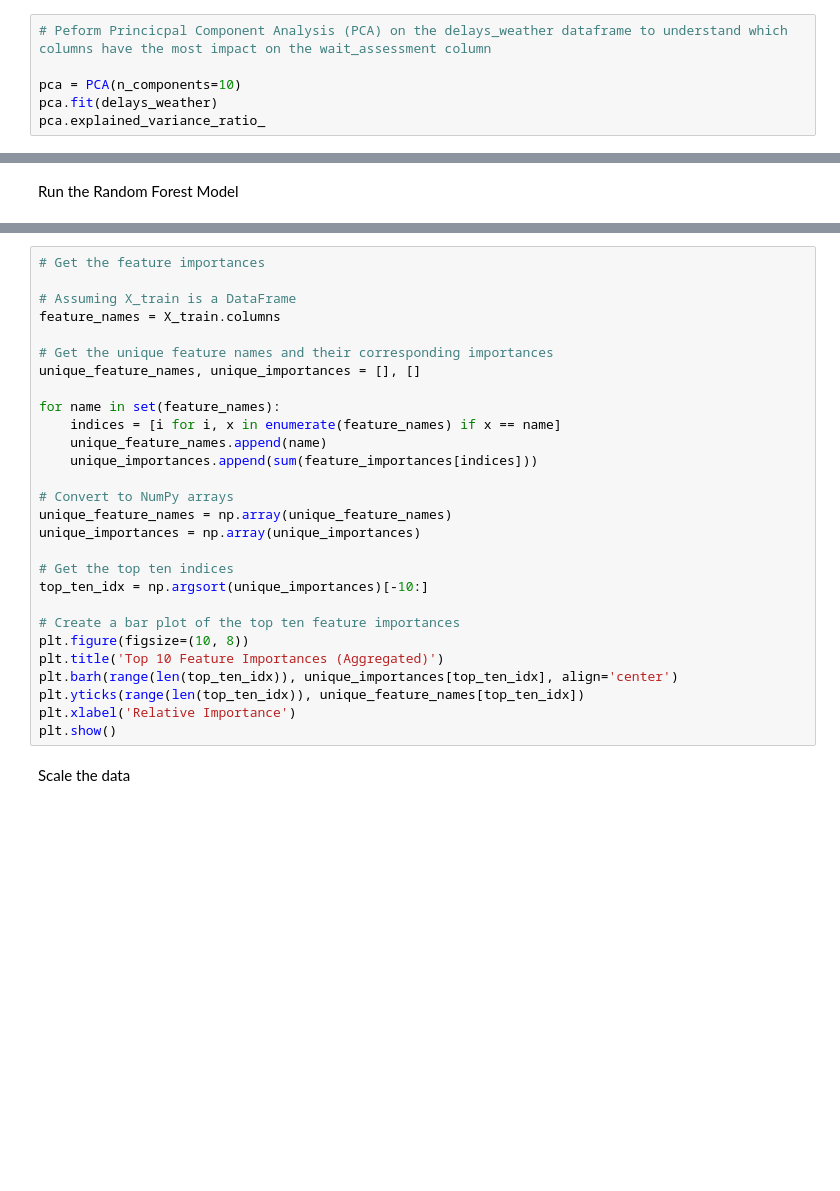
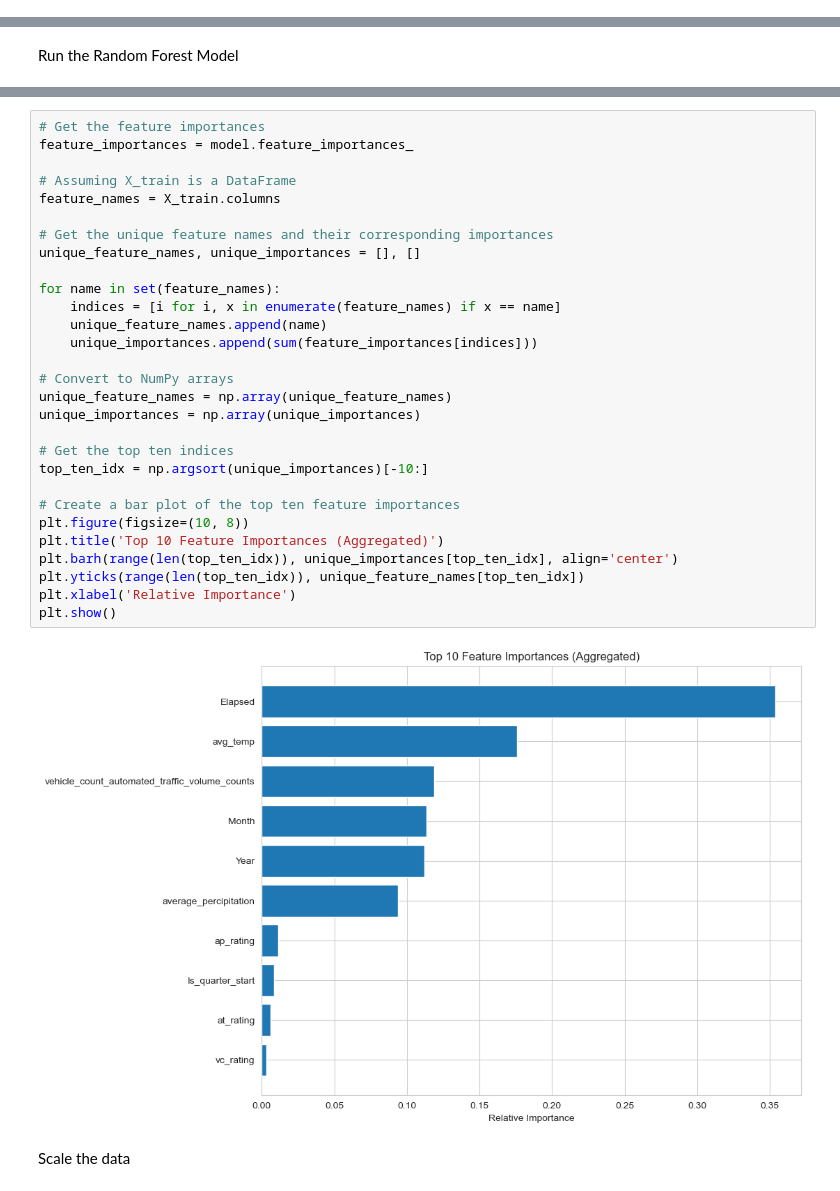
Before and after one commit to paulr28/Msc_Capstone, a Jupyter notebook: Data_Collection.ipynb, the cells around one changed output, grey strips where cells are left out. Cells and saved outputs as stored; diff of their text form; blank space fills up the shorter version.

```diff
--- a/Data_Collection.ipynb
+++ b/Data_Collection.ipynb
@@ -979,9 +1630,3 @@ delays_weather.isnull().sum()
 delays_weather = delays_weather.dropna()
 # %% [markdown]
 Perform PCA to understand which weather data has the most impact on delays
-# %%
-# Peform Princicpal Component Analysis (PCA) on the delays_weather dataframe to understand which columns have the most impact on the wait_assessment column
-
-pca = PCA(n_components=10)
-pca.fit(delays_weather)
-pca.explained_variance_ratio_
@@ -1616,31 +2655,34 @@ plt.show()
 # %%
 # Get the feature importances
+feature_importances = model.feature_importances_
 
 # Assuming X_train is a DataFrame
 feature_names = X_train.columns
 
 # Get the unique feature names and their corresponding importances
 unique_feature_names, unique_importances = [], []
 
 for name in set(feature_names):
     indices = [i for i, x in enumerate(feature_names) if x == name]
     unique_feature_names.append(name)
     unique_importances.append(sum(feature_importances[indices]))
 
 # Convert to NumPy arrays
 unique_feature_names = np.array(unique_feature_names)
 unique_importances = np.array(unique_importances)
 
 # Get the top ten indices
 top_ten_idx = np.argsort(unique_importances)[-10:]
 
 # Create a bar plot of the top ten feature importances
 plt.figure(figsize=(10, 8))
 plt.title('Top 10 Feature Importances (Aggregated)')
 plt.barh(range(len(top_ten_idx)), unique_importances[top_ten_idx], align='center')
 plt.yticks(range(len(top_ten_idx)), unique_feature_names[top_ten_idx])
 plt.xlabel('Relative Importance')
 plt.show()
+# %% [output]
+[figure, added]
 # %% [markdown]
 Scale the data
 # %%
```
Also changed, not shown: parts of 147 cells of this notebook.
